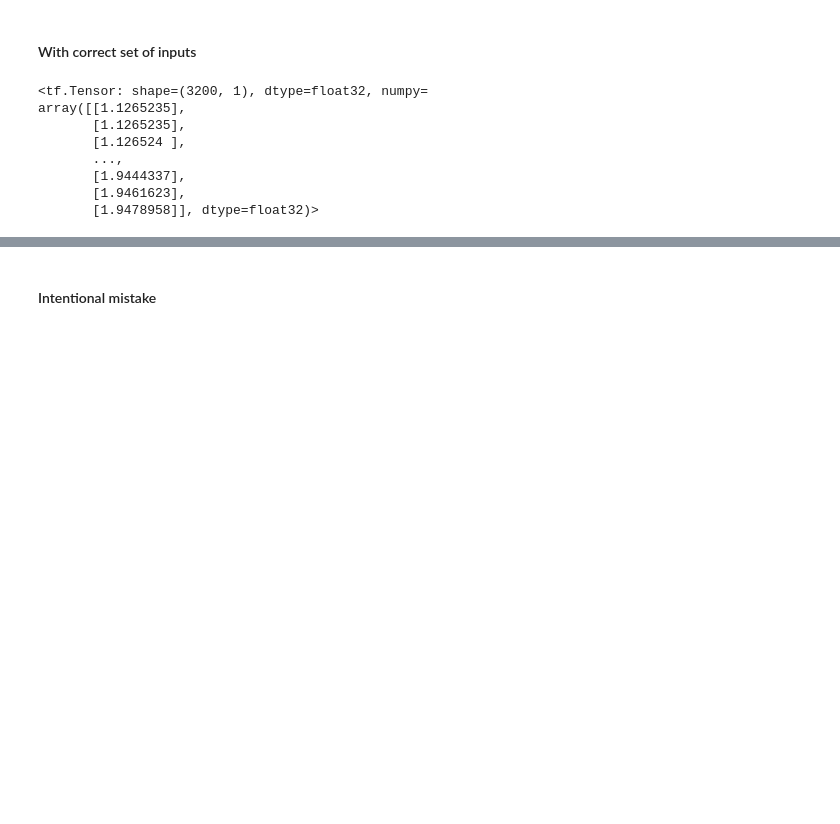
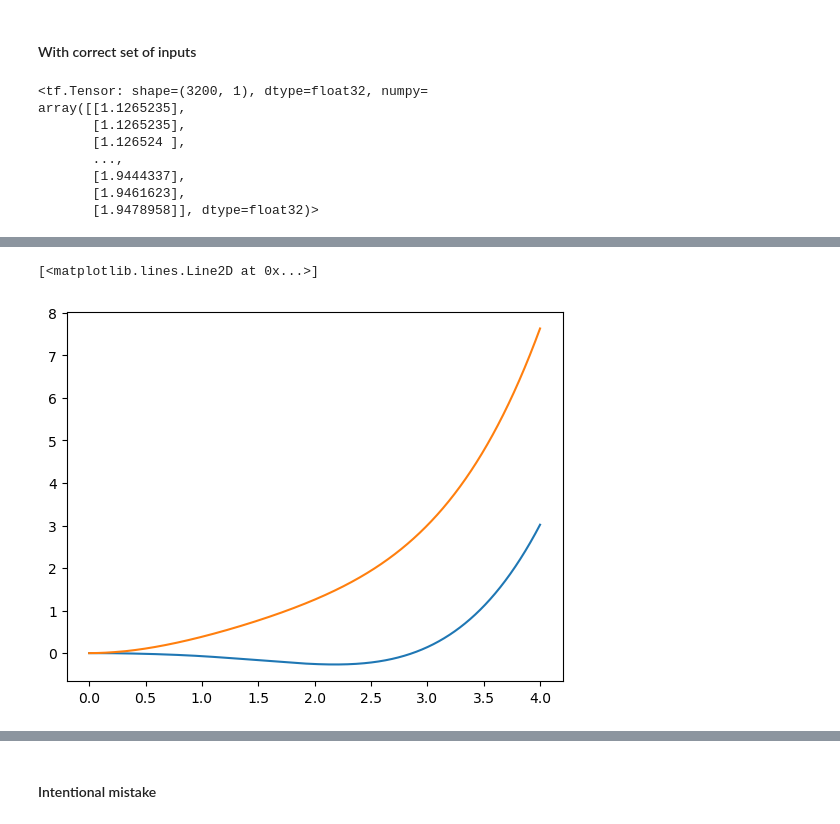
Before and after one commit to suraj083/ewpt-model, a Jupyter notebook: test.ipynb, the cells around one changed output, grey strips where cells are left out. Saved outputs shown, nothing was run; the diff lists cells and outputs as text; code cells hidden in the pictures; blank space fills up the shorter version.

```diff
--- a/test.ipynb
+++ b/test.ipynb
@@ -102,0 +155,14 @@ array([[1.1265235],
+# %%
+# plt.plot(hy, test_model1.cw_potential_deriv(hy,100,**{'scheme':'On-shell'}))
+#plt.plot(h2, test_model2.cw_potential(h2,100,**{'scheme':'On-shell'}) - test_model2.cw_potential(h20,100,**{'scheme':'On-shell'}))
+#plt.plot(h2, test_model2.cw_potential(h2,120,**{'scheme':'On-shell'}) - test_model2.cw_potential(h20,120,**{'scheme':'On-shell'}))
+
+plt.plot(h2, test_model2.total_potential(h2,100,**{'scale':2.1595,'scheme':'MS-Bar'}, large_T_approx=True) - test_model2.total_potential(h20,100,**{'scale':2.1595,'scheme':'MS-Bar'}, large_T_approx=True))
+plt.plot(h2, test_model2.total_potential(h2,120,**{'scale':2.1595,'scheme':'MS-Bar'}, large_T_approx=True) - test_model2.total_potential(h20,120,**{'scale':2.1595,'scheme':'MS-Bar'}, large_T_approx=True))
+
+#plt.plot(h2, test_model2.finite_T_potential(h2,100, large_T_approx=False) - test_model2.finite_T_potential(h20,100, large_T_approx=False))
+#plt.plot(h2, test_model2.finite_T_potential(h2,120, large_T_approx=False) - test_model2.finite_T_potential(h20,120, large_T_approx=False))
+#plt.plot(hy, test_model1.cw_potential(hy,100,**{'scheme':"MS-Bar", 'scale':2.1595}) - test_model1.cw_potential(h0,100,**{'scheme':"MS-Bar", 'scale':2.1595}))
+# %% [output]
+[<matplotlib.lines.Line2D at 0x...>]
+[figure, added]
```
Also changed, not shown: parts of 12 cells of this notebook, 1 other file.
